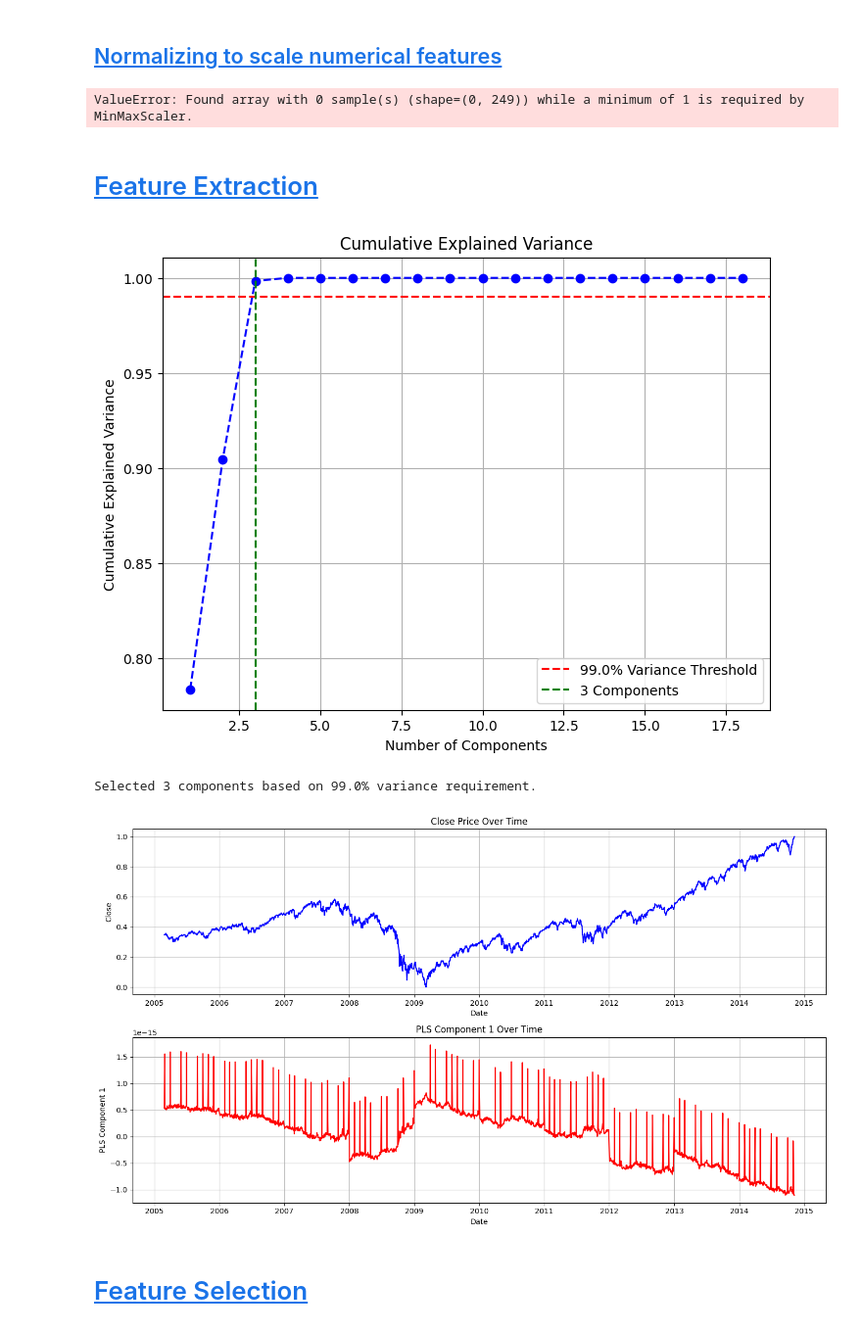
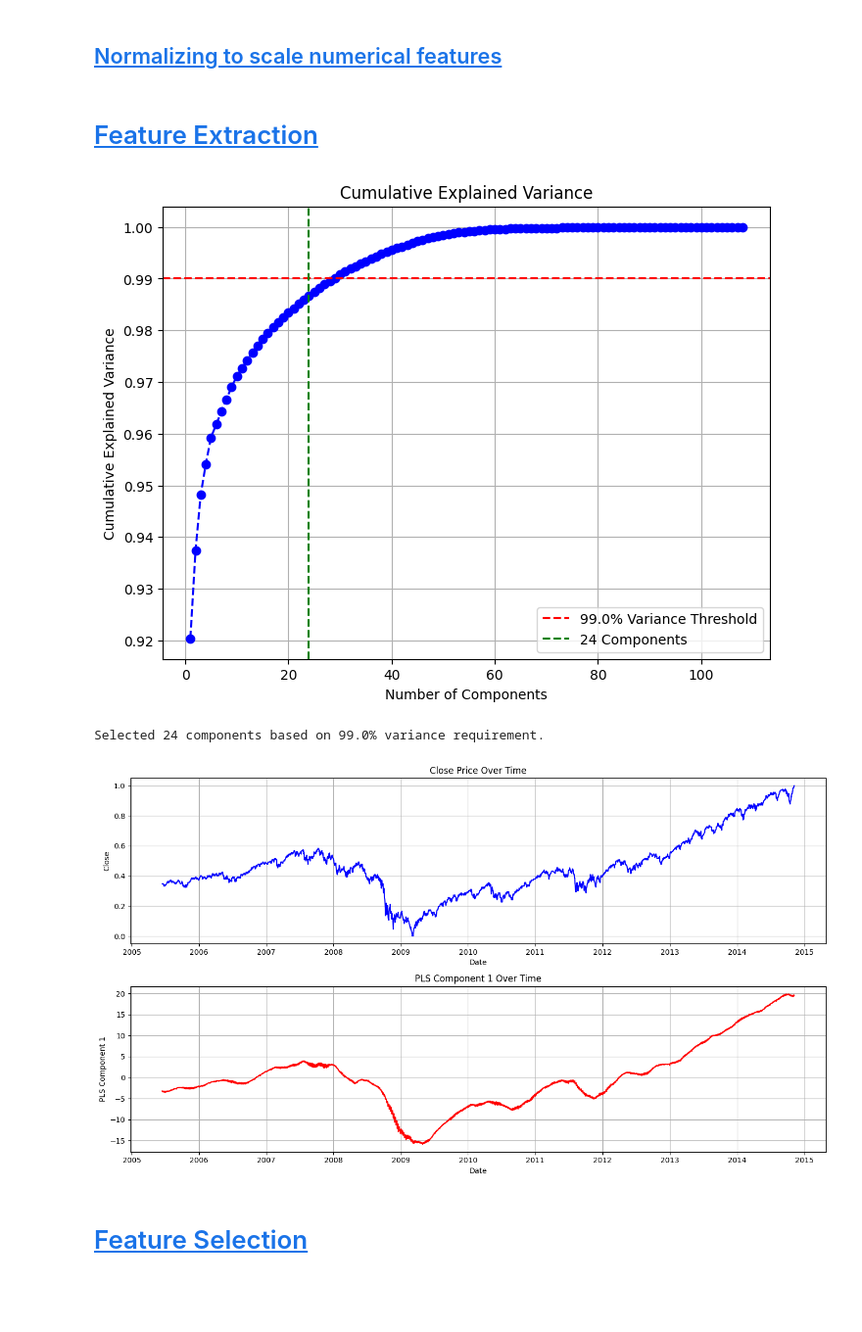
Before and after one commit to Anders-Stubberud/IT3212, a Jupyter notebook: assignment_3/anders/anders med train, validation, test.ipynb, the cells around one changed output. Shown at 98% size. Cells and saved outputs as stored; diff of their text form; code cells hidden in the pictures; blank space fills up the shorter version.

```diff
--- a/assignment_3/anders/anders med train, validation, test.ipynb
+++ b/assignment_3/anders/anders med train, validation, test.ipynb
@@ -452,7 +310,24 @@ test_lagged.reset_index(drop=True, inplace=True)
+# %%
+def create_weekly_lagged_features(df, num_weeks):
+    df_lagged = df.copy()
+    lagged_data = [df]
+    for col in df.columns.drop('Date'):
+        for i in range(1, num_weeks + 1):
+            df_lagged[f'{col}_lag_{i*5}'] = df[col].shift(i * 5)
+            lagged_data.append(df[col].shift(i * 5).rename(f'{col}_lag_{i*5}'))
+    df_lagged = pd.concat(lagged_data, axis=1)
+    return df_lagged
+
+# Add 15 weekly lagged features to the DataFrame
+train = create_weekly_lagged_features(train, 15)
+
+# Drop rows with NaN values due to lagging
+train.dropna(inplace=True)
+train.reset_index(drop=True, inplace=True)
 # %%
-train = train_lagged
-validation = validation_lagged
-test = test_lagged
+train = train
+validation = validation
+test = test
 # %% [markdown]
 ## <a id='toc3_2_'></a>[Encoding categorical data](#toc0_)
 # %%
@@ -477,7 +352,7 @@ def encode_df(df):
     df['day_of_year_sin'], df['day_of_year_cos'] = encode_cyclical(df['day_of_year'], 366)
 
     # These ones are categorical, one hot for them
-    df = pd.get_dummies(df, columns=['is_month_end', 'is_leap_year']).astype(int)
+    df = pd.get_dummies(df, columns=['is_month_end', 'is_leap_year']).astype(np.int64)
 
      # kan kanskje flytte denne over til den seksjonen hvor man fjerner features og sånn
     # df = df.drop(columns=['Date', 'month', 'day', 'day_of_week', 'day_of_year'])
@@ -528,10 +421,8 @@ def normalize_numerical_features(df):
     df[columns_to_scale] = scaler.fit_transform(df[columns_to_scale])
 
 normalize_numerical_features(train)
-normalize_numerical_features(validation)
-normalize_numerical_features(test)
+# normalize_numerical_features(validation)
+# normalize_numerical_features(test)
-# %% [output]
-ValueError: Found array with 0 sample(s) (shape=(0, 249)) while a minimum of 1 is required by MinMaxScaler.
 # %% [markdown]
 # <a id='toc4_'></a>[Feature Extraction](#toc0_)
 # %%
@@ -545,7 +436,7 @@ from sklearn.preprocessing import StandardScaler
 REQUIRED_VARIANCE = 0.99
 TARGET_VARIABLE = 'Close'  # Replace with your target variable name
 
-def feature_extract(train, validation, test):
+def feature_extract(train, validation=pd.DataFrame(), test=pd.DataFrame()):
     # Preserve the Date column separately for later plotting
     train_date = train['Date']
     validation_date = validation['Date']
@@ -596,7 +487,7 @@ def feature_extract(train, validation, test):
     cumulative_variance_sorted = np.cumsum(explained_variance_ratio_sorted)
 
     # Find the number of components that meet the required variance threshold
-    n_components_required = np.argmax(cumulative_variance_sorted >= REQUIRED_VARIANCE) + 1
+    n_components_required = 24
 
     # Plot cumulative explained variance
     plt.figure(figsize=(8, 6))
@@ -631,37 +522,37 @@ def feature_extract(train, validation, test):
     print(f"Selected {n_components_required} components based on {REQUIRED_VARIANCE*100}% variance requirement.")
 
     return train, validation, test
 
 # Assuming train, validation, and test are already defined DataFrames
-train, validation, test = feature_extract(train, validation, test)
+train, _, _ = feature_extract(train, train.copy(), train.copy())
 
 # Now let's plot the Close values and PLS components alongside each other
 
 # Plotting Close and PLS Component(s) for train data (you can adjust this for validation and test data)
 plt.figure(figsize=(14, 8))
 
 # Plot Close
 plt.subplot(2, 1, 1)
 plt.plot(train['Date'], train[TARGET_VARIABLE], label='Close', color='b')
 plt.xlabel('Date')
 plt.ylabel('Close')
 plt.title('Close Price Over Time')
 plt.grid(True)
 
 # Plot first PLS Component
 plt.subplot(2, 1, 2)
 plt.plot(train['Date'], train['PLS_Component_1'], label='PLS Component 1', color='r')
 plt.xlabel('Date')
 plt.ylabel('PLS Component 1')
 plt.title('PLS Component 1 Over Time')
 plt.grid(True)
 
 plt.tight_layout()
 plt.show()
 # %% [output]
-[figure, old version]
+[figure, new version]
-Selected 3 components based on 99.0% variance requirement.
+Selected 24 components based on 99.0% variance requirement.
-[figure, old version]
+[figure, new version]
 # %% [markdown]
 # <a id='toc5_'></a>[Feature Selection](#toc0_)
 # %% [markdown]
```
Also changed, not shown: parts of 20 cells of this notebook, 1 other file.
